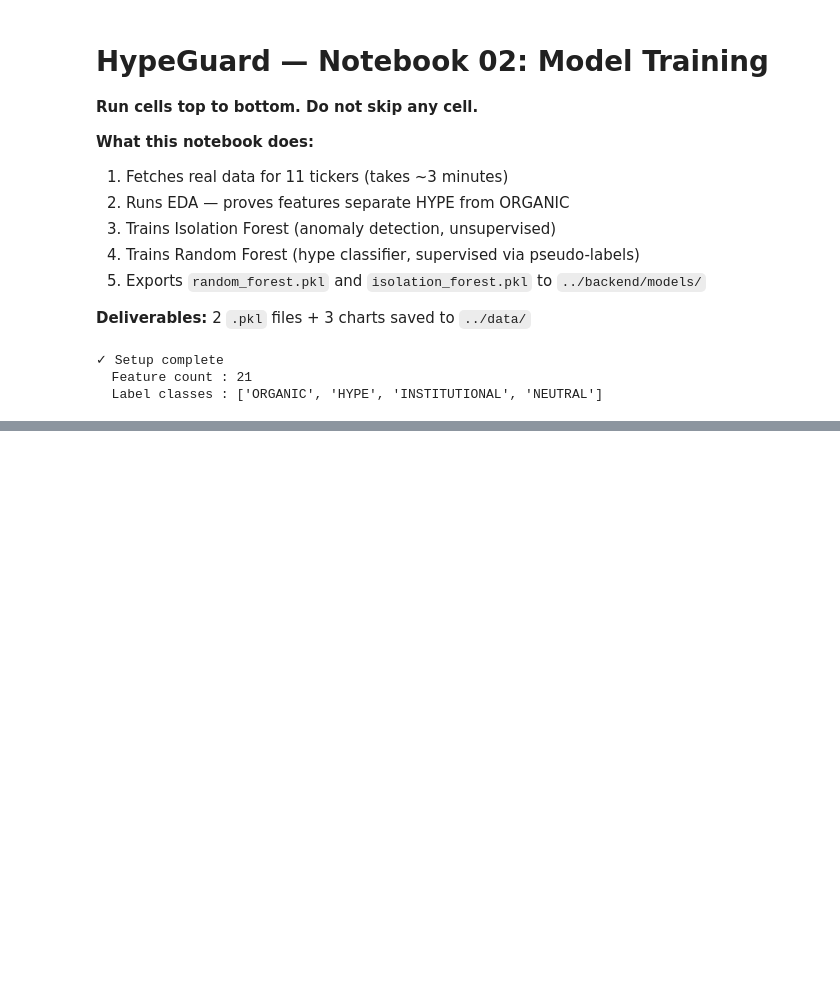
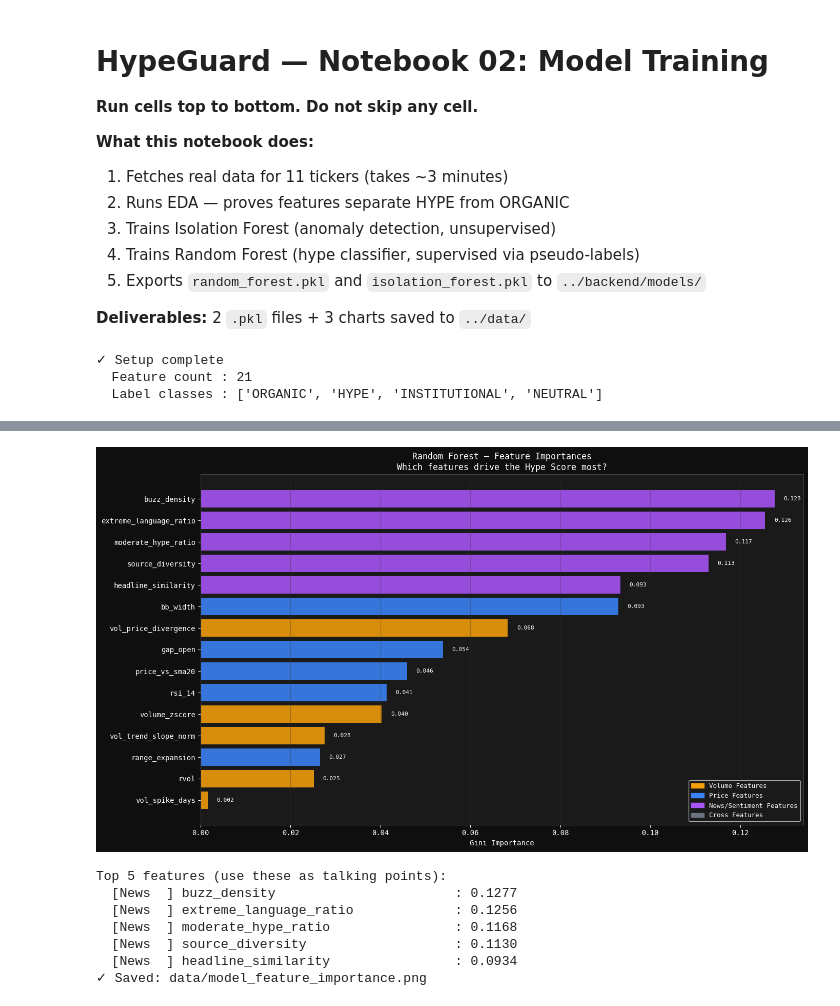
Before and after one commit to Ashiiish-88/HypeGuard, a Jupyter notebook: notebooks/02_Model_Training.ipynb, the cells around one changed output, grey strips where cells are left out. Drawn from its saved outputs; the diff is of its cells as text; code cells hidden in the pictures; blank space fills up the shorter version.

```diff
--- a/notebooks/02_Model_Training.ipynb
+++ b/notebooks/02_Model_Training.ipynb
@@ -450,6 +587,9 @@ print('\n✓ Saved: data/eda_correlation_heatmap.png')
 # Unsupervised anomaly detector. No labels needed.
 # Detects "weird" price-volume behavior.
 # ═══════════════════════════════════════════════════════════
+
+from sklearn.ensemble import IsolationForest
+from sklearn.preprocessing import StandardScaler
 
 X_raw = df[FEATURES_FINAL].fillna(0).values
 
@@ -459,7 +599,7 @@ X_scaled = scaler.fit_transform(X_raw)
 
 iso = IsolationForest(
     n_estimators  = 300,
-    contamination = 0.25,    # ~25% of current stocks expected to be anomalous
+    contamination = 0.35,    # ~35% of current stocks expected to be anomalous
     max_features  = 0.8,     # use 80% features per tree (reduces overfitting)
     random_state  = 42,
     n_jobs        = -1,
@@ -512,7 +670,12 @@ print('\n✓ Saved: backend/models/isolation_forest.pkl')
 # ═══════════════════════════════════════════════════════════
 
 # Encode labels to integers
-df['label_encoded'] = df['pseudo_label'].map(LABEL_MAP).fillna(3).astype(int)
+if 'LABEL_MAP' not in globals():
+    LABEL_MAP = {'ORGANIC': 0, 'HYPE': 1, 'INSTITUTIONAL': 2, 'NEUTRAL': 3}
+if 'LABEL_MAP_INV' not in globals():
+    LABEL_MAP_INV = {v: k for k, v in LABEL_MAP.items()}
+
+df['label_encoded'] = df['pseudo_label'].map(LABEL_MAP).fillna(LABEL_MAP['NEUTRAL']).astype(int)
 
 X = df[FEATURES_FINAL].fillna(0).values
 y = df['label_encoded'].values
@@ -609,6 +811,16 @@ print('\n✓ Saved: backend/models/random_forest.pkl')
 # Shows WHICH features the model is actually using.
 # This is your strongest slide in the presentation.
 # ═══════════════════════════════════════════════════════════
+
+# Fallback colors if setup cell was not run
+if 'AMBER' not in globals():
+    AMBER = '#f59e0b'
+if 'BLUE' not in globals():
+    BLUE = '#3b82f6'
+if 'PURPLE' not in globals():
+    PURPLE = '#a855f7'
+if 'GRAY' not in globals():
+    GRAY = '#6b7280'
 
 importances = pd.Series(rf.feature_importances_, index=FEATURES_FINAL)
 importances = importances.sort_values(ascending=True)  # ascending for horizontal bar
@@ -633,33 +845,42 @@ bars = ax.barh(importances.index, importances.values, color=bar_colors, alpha=0.
 for bar, val in zip(bars, importances.values):
     ax.text(val + 0.002, bar.get_y() + bar.get_height()/2,
             f'{val:.3f}', va='center', fontsize=8, color='white')
 
 # Legend
 legend_patches = [
     mpatches.Patch(color=AMBER,  label='Volume Features'),
     mpatches.Patch(color=BLUE,   label='Price Features'),
     mpatches.Patch(color=PURPLE, label='News/Sentiment Features'),
     mpatches.Patch(color=GRAY,   label='Cross Features'),
 ]
 ax.legend(handles=legend_patches, loc='lower right', fontsize=9)
 ax.set_xlabel('Gini Importance')
 ax.set_title('Random Forest — Feature Importances\n'
              'Which features drive the Hype Score most?', fontsize=12)
 ax.grid(axis='x', alpha=0.3)
 
 plt.tight_layout()
 plt.savefig('../data/model_feature_importance.png',
             dpi=150, bbox_inches='tight', facecolor='#0f0f0f')
 plt.show()
 
 print('Top 5 features (use these as talking points):')
 for feat, imp in importances.sort_values(ascending=False).head(5).items():
     group = 'Volume' if feature_color(feat)==AMBER else \
             'Price' if feature_color(feat)==BLUE else \
             'News' if feature_color(feat)==PURPLE else 'Cross'
     print(f'  [{group:6s}] {feat:35s}: {imp:.4f}')
 
 print('✓ Saved: data/model_feature_importance.png')
+# %% [output]
+[figure, added]
+Top 5 features (use these as talking points):
+  [News  ] buzz_density                       : 0.1277
+  [News  ] extreme_language_ratio             : 0.1256
+  [News  ] moderate_hype_ratio                : 0.1168
+  [News  ] source_diversity                   : 0.1130
+  [News  ] headline_similarity                : 0.0934
+✓ Saved: data/model_feature_importance.png
 # %%
 # ═══════════════════════════════════════════════════════════
 # CELL 11 — PREDICT_PROBA SHOWCASE
```
Also changed, not shown: parts of 12 cells of this notebook, 3 other files.
